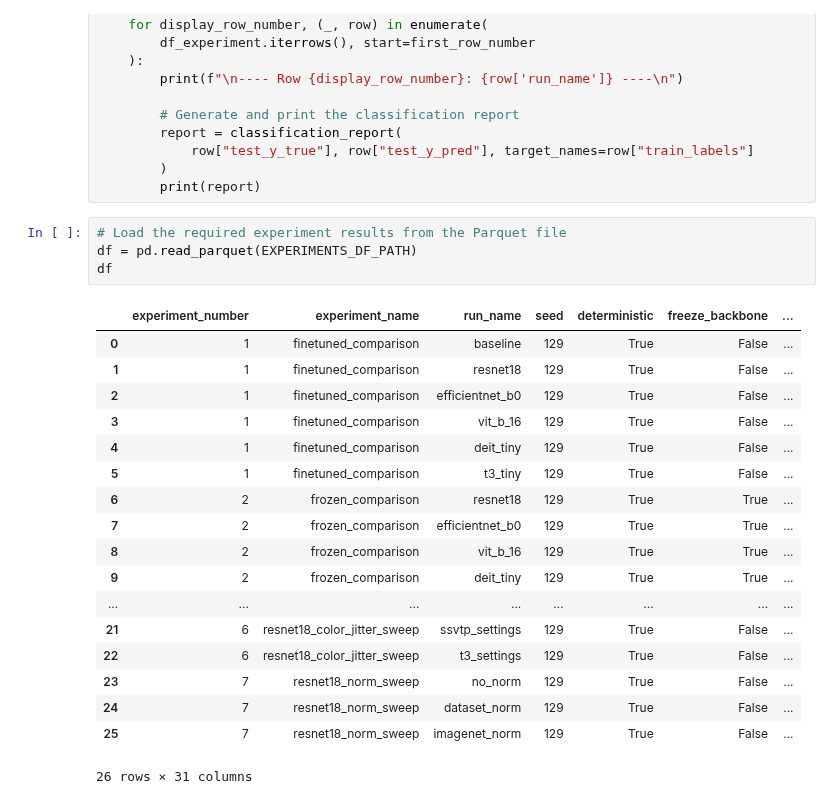
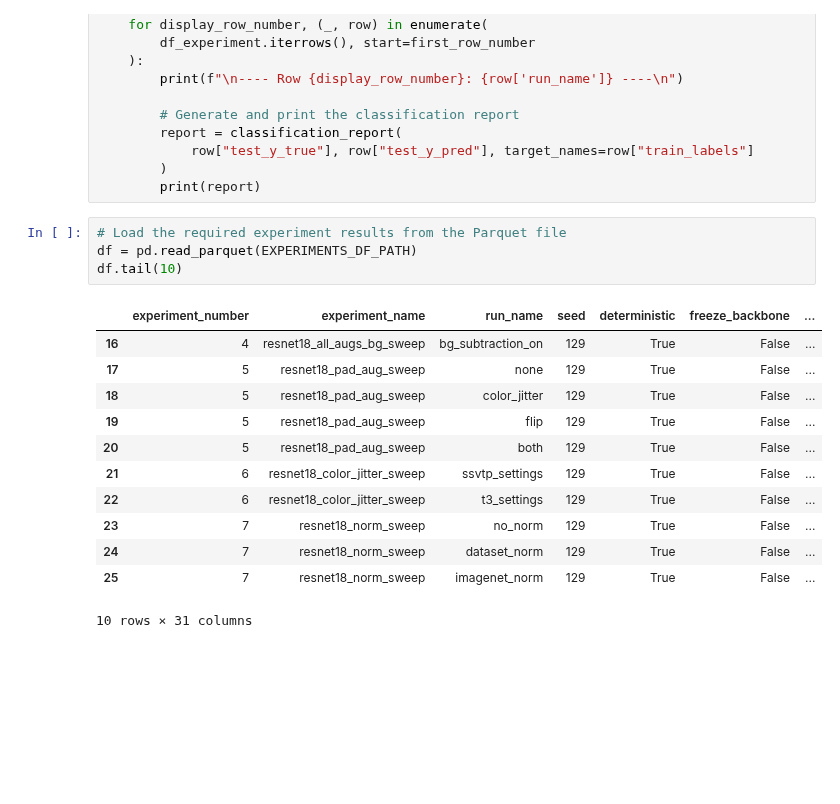
Before and after one commit to gemixin/touch-ex-results, a Jupyter notebook: notebooks/explore_experiments.ipynb, the cells around one changed output. Cells and saved outputs as stored; diff of their text form; blank space fills up the shorter version.

```diff
--- a/notebooks/explore_experiments.ipynb
+++ b/notebooks/explore_experiments.ipynb
@@ -154,26 +154,20 @@ def print_classification_report(df, experiment_number, row_number=0):
 # %%
 # Load the required experiment results from the Parquet file
 df = pd.read_parquet(EXPERIMENTS_DF_PATH)
-df
+df.tail(10)
 # %% [output]
 |  | experiment_number | experiment_name | run_name | seed | deterministic | freeze_backbone | ... |
-| 0 | 1 | finetuned_comparison | baseline | 129 | True | False | ... |
-| 1 | 1 | finetuned_comparison | resnet18 | 129 | True | False | ... |
-| 2 | 1 | finetuned_comparison | efficientnet_b0 | 129 | True | False | ... |
-| 3 | 1 | finetuned_comparison | vit_b_16 | 129 | True | False | ... |
-| 4 | 1 | finetuned_comparison | deit_tiny | 129 | True | False | ... |
-| 5 | 1 | finetuned_comparison | t3_tiny | 129 | True | False | ... |
-| 6 | 2 | frozen_comparison | resnet18 | 129 | True | True | ... |
-| 7 | 2 | frozen_comparison | efficientnet_b0 | 129 | True | True | ... |
-| 8 | 2 | frozen_comparison | vit_b_16 | 129 | True | True | ... |
-| 9 | 2 | frozen_comparison | deit_tiny | 129 | True | True | ... |
-| ... | ... | ... | ... | ... | ... | ... | ... |
+| 16 | 4 | resnet18_all_augs_bg_sweep | bg_subtraction_on | 129 | True | False | ... |
+| 17 | 5 | resnet18_pad_aug_sweep | none | 129 | True | False | ... |
+| 18 | 5 | resnet18_pad_aug_sweep | color_jitter | 129 | True | False | ... |
+| 19 | 5 | resnet18_pad_aug_sweep | flip | 129 | True | False | ... |
+| 20 | 5 | resnet18_pad_aug_sweep | both | 129 | True | False | ... |
 | 21 | 6 | resnet18_color_jitter_sweep | ssvtp_settings | 129 | True | False | ... |
 | 22 | 6 | resnet18_color_jitter_sweep | t3_settings | 129 | True | False | ... |
 | 23 | 7 | resnet18_norm_sweep | no_norm | 129 | True | False | ... |
 | 24 | 7 | resnet18_norm_sweep | dataset_norm | 129 | True | False | ... |
 | 25 | 7 | resnet18_norm_sweep | imagenet_norm | 129 | True | False | ... |
-26 rows × 31 columns
+10 rows × 31 columns
 # %%
 print_experiment_info(df, EXPERIMENT_NUMBER, ROW_NUMBER)
 # %% [output]
```
Also changed, not shown: parts of 3 cells of this notebook, 1 other file.
